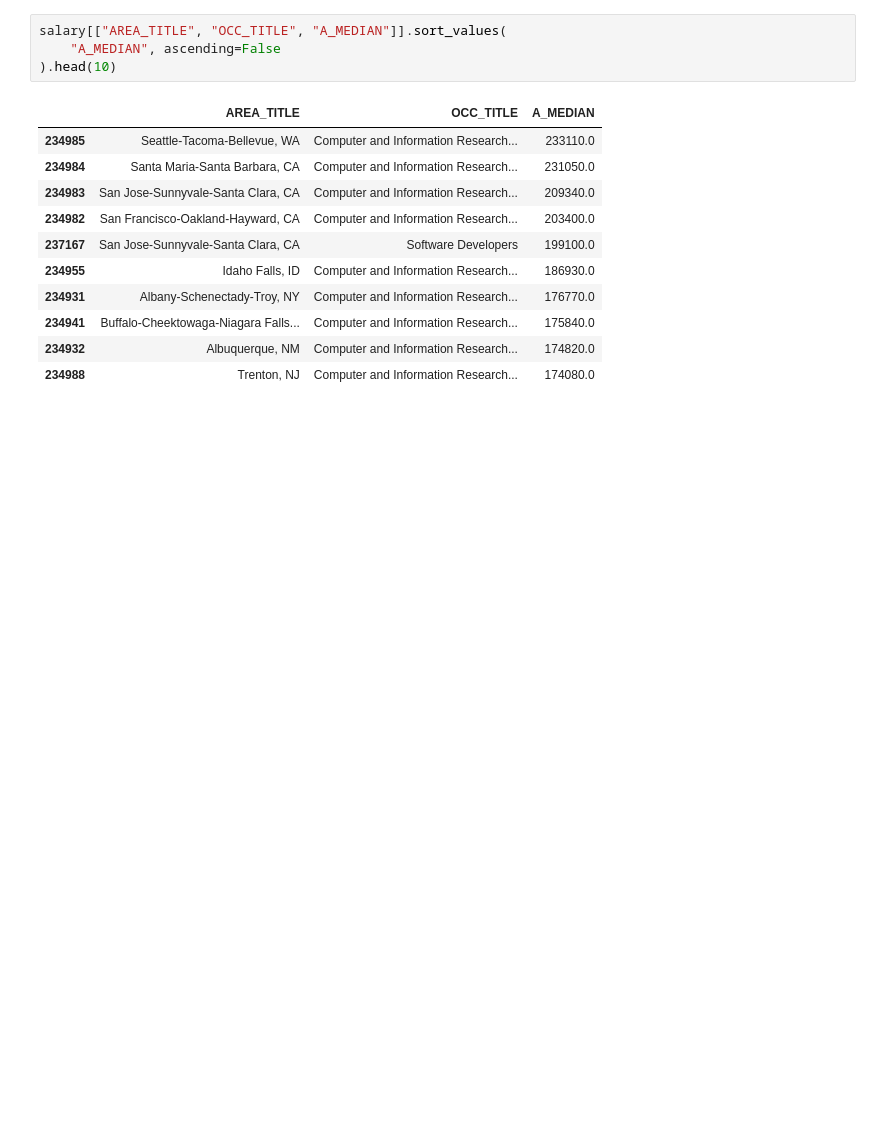
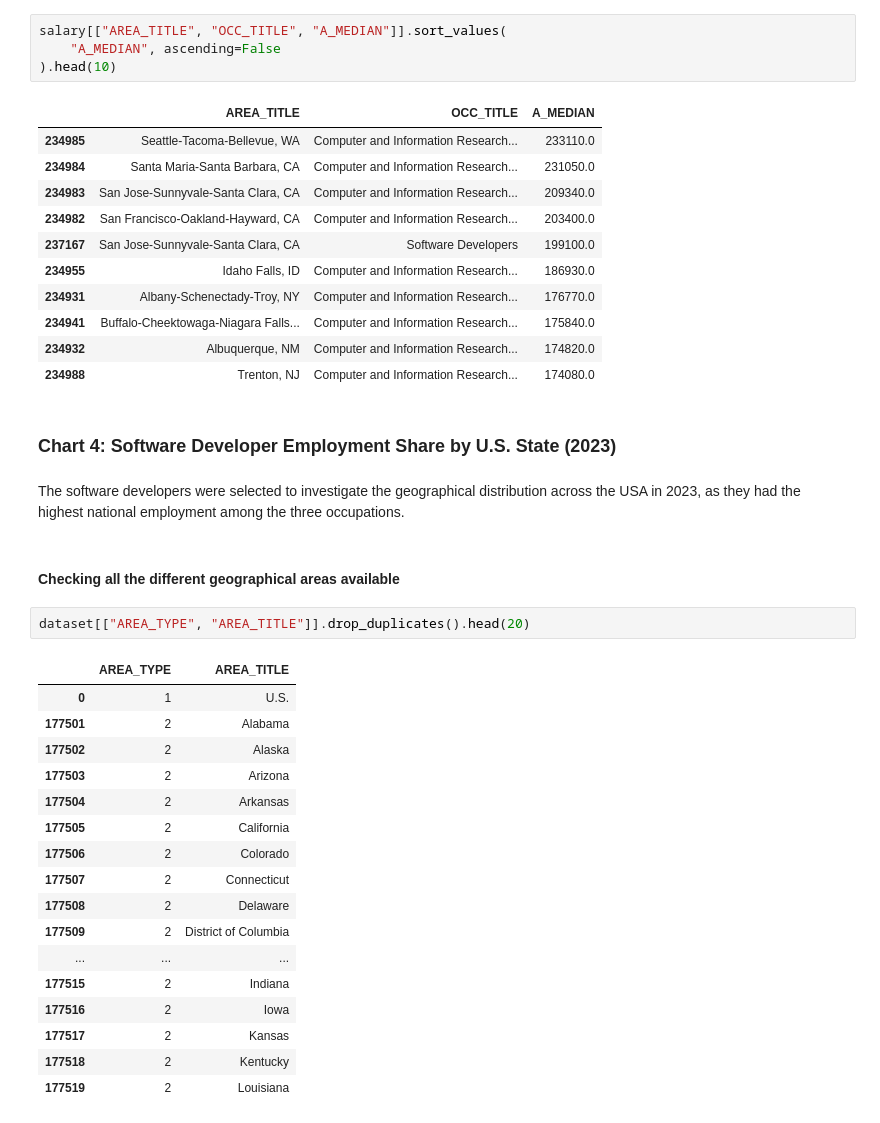
Before and after one commit to HeloEugenio0916/Data-Visualisation-and-Communication-CA1, a Jupyter notebook: CA1.ipynb, the cells around one changed output. Saved outputs shown, nothing was run; the diff lists cells and outputs as text; blank space fills up the shorter version.

```diff
--- a/CA1.ipynb
+++ b/CA1.ipynb
@@ -427,3 +427,29 @@ salary[["AREA_TITLE", "OCC_TITLE", "A_MEDIAN"]].sort_values(
 | 234941 | Buffalo-Cheektowaga-Niagara Falls... | Computer and Information Research... | 175840.0 |
 | 234932 | Albuquerque, NM | Computer and Information Research... | 174820.0 |
 | 234988 | Trenton, NJ | Computer and Information Research... | 174080.0 |
+# %% [markdown]
+### Chart 4: Software Developer Employment Share by U.S. State (2023)
+# %% [markdown]
+The software developers were selected to investigate the geographical distribution across the USA in 2023, as they had the highest national employment among the three occupations.
+# %% [markdown]
+#### Checking all the different geographical areas available
+# %%
+dataset[["AREA_TYPE", "AREA_TITLE"]].drop_duplicates().head(20)
+# %% [output]
+|  | AREA_TYPE | AREA_TITLE |
+| 0 | 1 | U.S. |
+| 177501 | 2 | Alabama |
+| 177502 | 2 | Alaska |
+| 177503 | 2 | Arizona |
+| 177504 | 2 | Arkansas |
+| 177505 | 2 | California |
+| 177506 | 2 | Colorado |
+| 177507 | 2 | Connecticut |
+| 177508 | 2 | Delaware |
+| 177509 | 2 | District of Columbia |
+| ... | ... | ... |
+| 177515 | 2 | Indiana |
+| 177516 | 2 | Iowa |
+| 177517 | 2 | Kansas |
+| 177518 | 2 | Kentucky |
+| 177519 | 2 | Louisiana |
```
Also changed, not shown: parts of 19 cells of this notebook.
